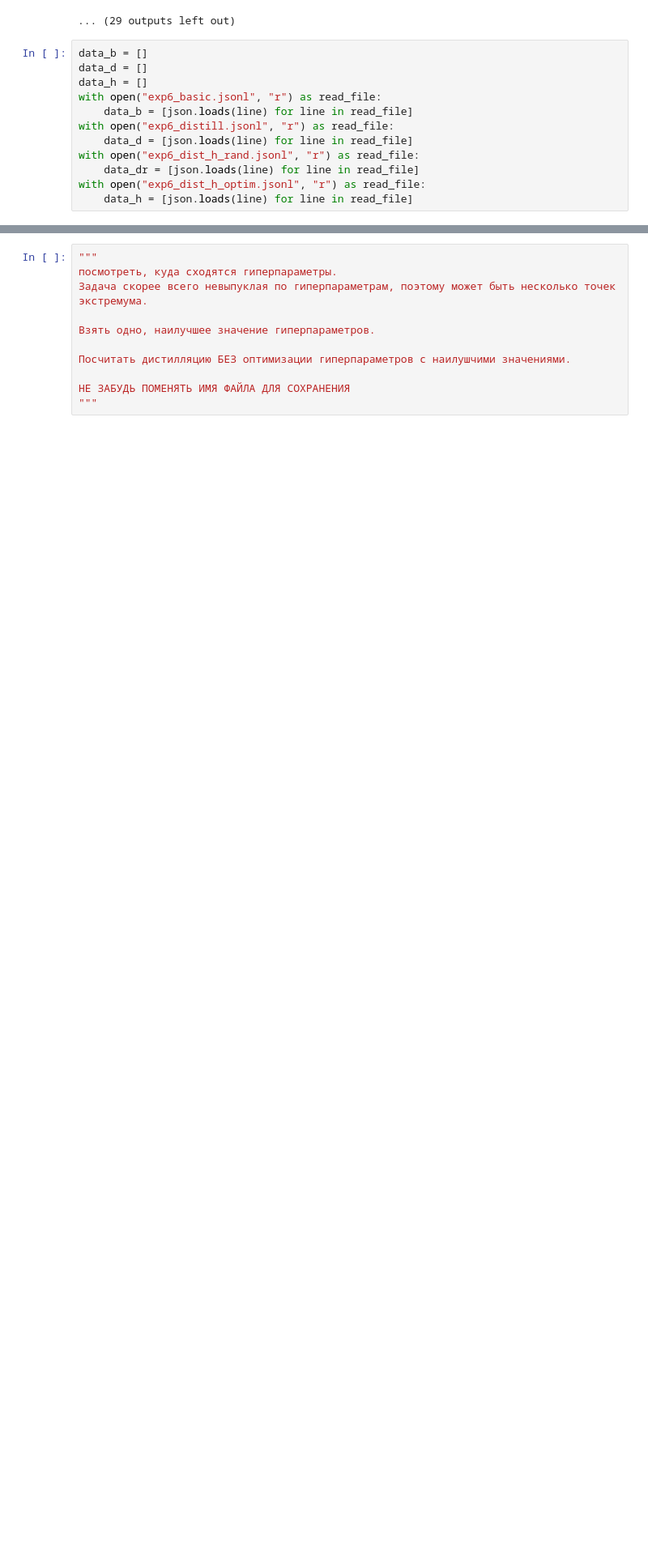
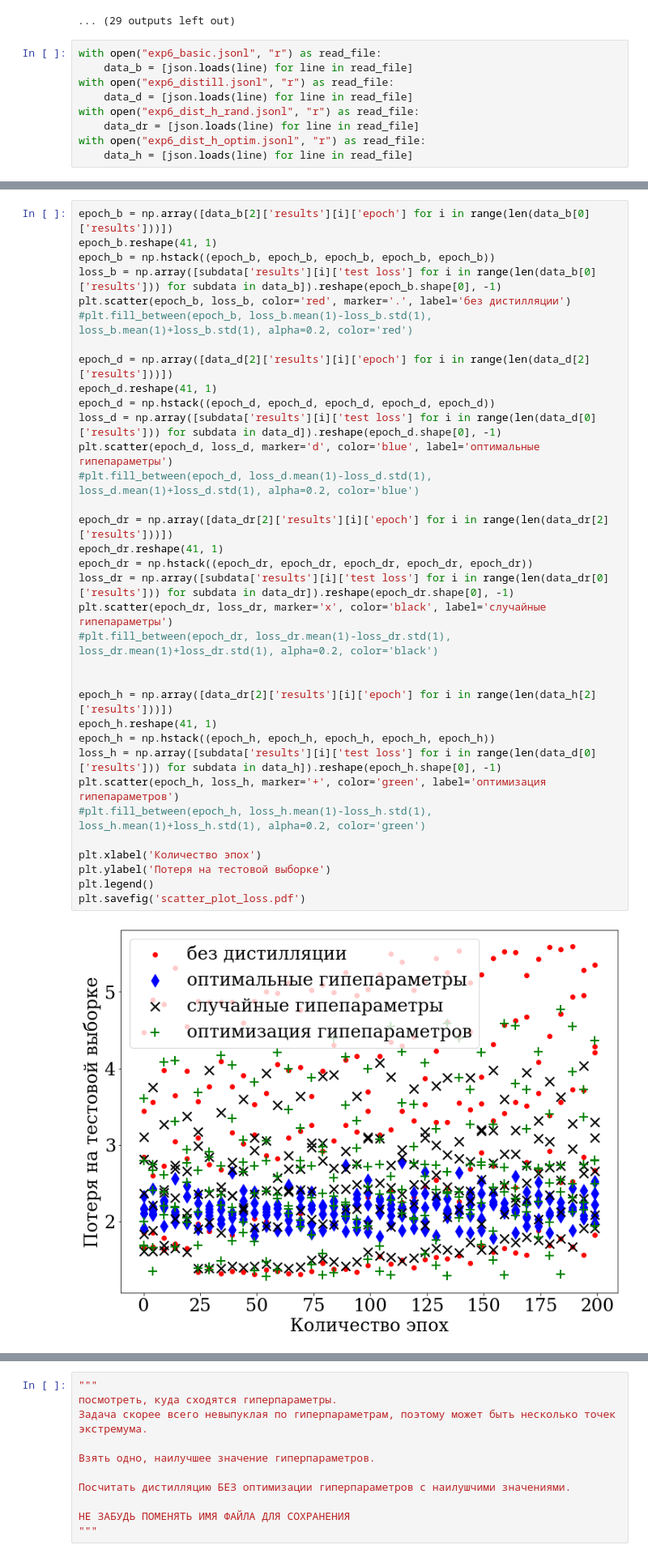
Before and after one commit to Intelligent-Systems-Phystech/MetaOptDistillation, a Jupyter notebook: notebooks/disti_experiment.ipynb, the cells around one changed output, grey strips where cells are left out. Shown at 81% size. Drawn from its saved outputs; the diff is of its cells as text; blank space fills up the shorter version.

```diff
--- a/code/disti_experiment.ipynb
+++ b/notebooks/disti_experiment.ipynb
@@ -334,9 +336,6 @@ for _ in range(run_num):
 {'epoch': 24, 'test loss': 1.8051358461380005, 'accuracy': 0.5370000004768372, 'temp': 0.8296127319335938, 'beta': 0.629520833492279}
 ... (29 outputs left out)
 # %%
-data_b = []
-data_d = []
-data_h = []
 with open("exp6_basic.jsonl", "r") as read_file:
     data_b = [json.loads(line) for line in read_file]
 with open("exp6_distill.jsonl", "r") as read_file:
@@ -415,3 +416,39 @@ plt.savefig('acc.pdf')
+# %%
+epoch_b = np.array([data_b[2]['results'][i]['epoch'] for i in range(len(data_b[0]['results']))])
+epoch_b.reshape(41, 1)
+epoch_b = np.hstack((epoch_b, epoch_b, epoch_b, epoch_b, epoch_b))
+loss_b = np.array([subdata['results'][i]['test loss'] for i in range(len(data_b[0]['results'])) for subdata in data_b]).reshape(epoch_b.shape[0], -1)
+plt.scatter(epoch_b, loss_b, color='red', marker='.', label='без дистилляции')
+#plt.fill_between(epoch_b, loss_b.mean(1)-loss_b.std(1), loss_b.mean(1)+loss_b.std(1), alpha=0.2, color='red')
+
+epoch_d = np.array([data_d[2]['results'][i]['epoch'] for i in range(len(data_d[2]['results']))])
+epoch_d.reshape(41, 1)
+epoch_d = np.hstack((epoch_d, epoch_d, epoch_d, epoch_d, epoch_d))
+loss_d = np.array([subdata['results'][i]['test loss'] for i in range(len(data_d[0]['results'])) for subdata in data_d]).reshape(epoch_d.shape[0], -1)
+plt.scatter(epoch_d, loss_d, marker='d', color='blue', label='оптимальные гипепараметры')
+#plt.fill_between(epoch_d, loss_d.mean(1)-loss_d.std(1), loss_d.mean(1)+loss_d.std(1), alpha=0.2, color='blue')
+
+epoch_dr = np.array([data_dr[2]['results'][i]['epoch'] for i in range(len(data_dr[2]['results']))])
+epoch_dr.reshape(41, 1)
+epoch_dr = np.hstack((epoch_dr, epoch_dr, epoch_dr, epoch_dr, epoch_dr))
+loss_dr = np.array([subdata['results'][i]['test loss'] for i in range(len(data_dr[0]['results'])) for subdata in data_dr]).reshape(epoch_dr.shape[0], -1)
+plt.scatter(epoch_dr, loss_dr, marker='x', color='black', label='случайные гипепараметры')
+#plt.fill_between(epoch_dr, loss_dr.mean(1)-loss_dr.std(1), loss_dr.mean(1)+loss_dr.std(1), alpha=0.2, color='black')
+
+
+epoch_h = np.array([data_dr[2]['results'][i]['epoch'] for i in range(len(data_h[2]['results']))])
+epoch_h.reshape(41, 1)
+epoch_h = np.hstack((epoch_h, epoch_h, epoch_h, epoch_h, epoch_h))
+loss_h = np.array([subdata['results'][i]['test loss'] for i in range(len(data_d[0]['results'])) for subdata in data_h]).reshape(epoch_h.shape[0], -1)
+plt.scatter(epoch_h, loss_h, marker='+', color='green', label='оптимизация гипепараметров')
+#plt.fill_between(epoch_h, loss_h.mean(1)-loss_h.std(1), loss_h.mean(1)+loss_h.std(1), alpha=0.2, color='green')
+
+plt.xlabel('Количество эпох')
+plt.ylabel('Потеря на тестовой выборке')
+plt.legend()
+plt.savefig('scatter_plot_loss.pdf')
+# %% [output]
+[figure, added]
 # %%
 epoch_d = np.array([data_d[2]['results'][i]['epoch'] for i in range(len(data_d[2]['results']))])
 beta_d = np.array([data_d[2]['results'][i]['beta'] for i in range(len(data_d[2]['results']))])
```
Also changed, not shown: parts of 7 cells of this notebook, 2 other files.
